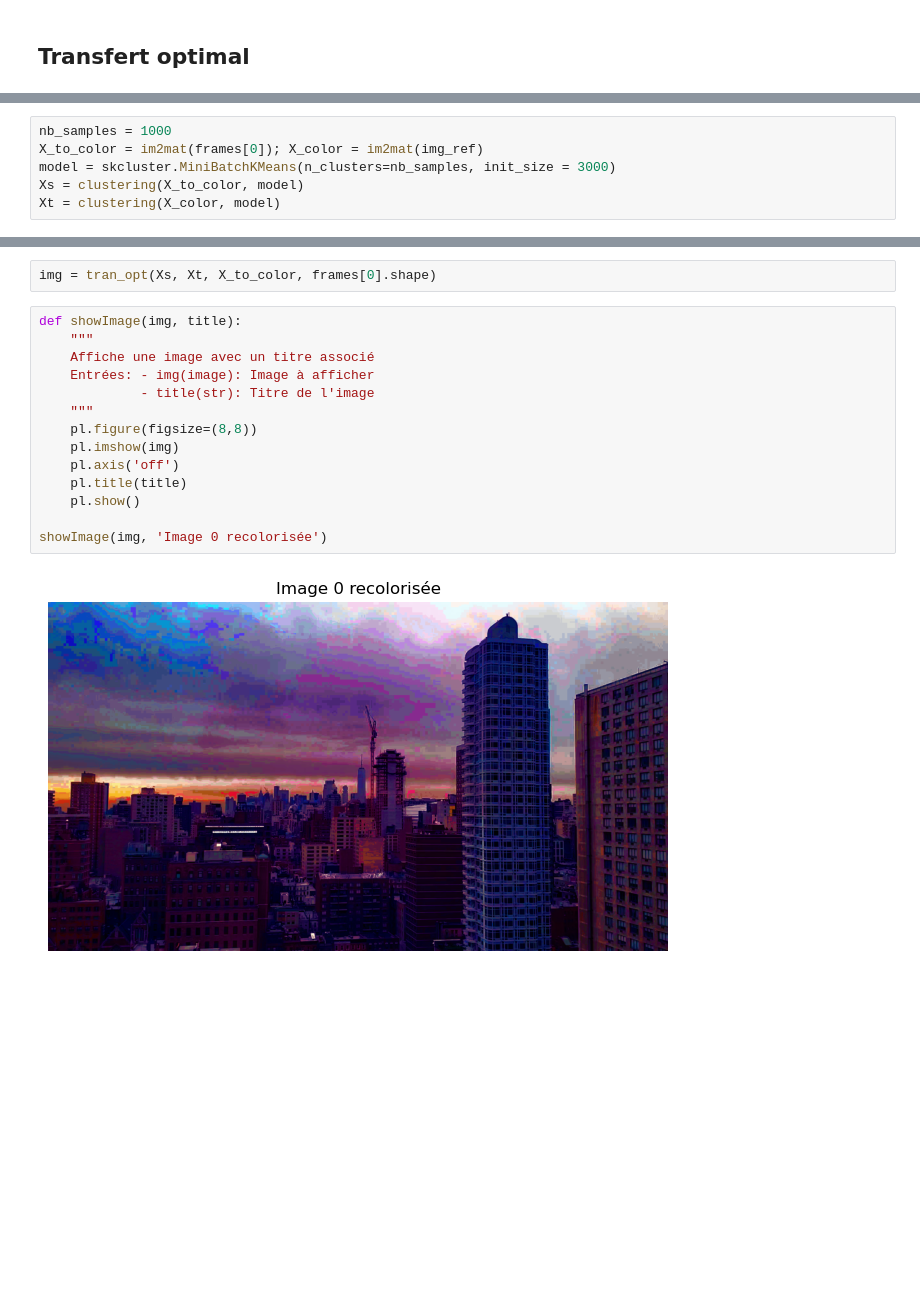
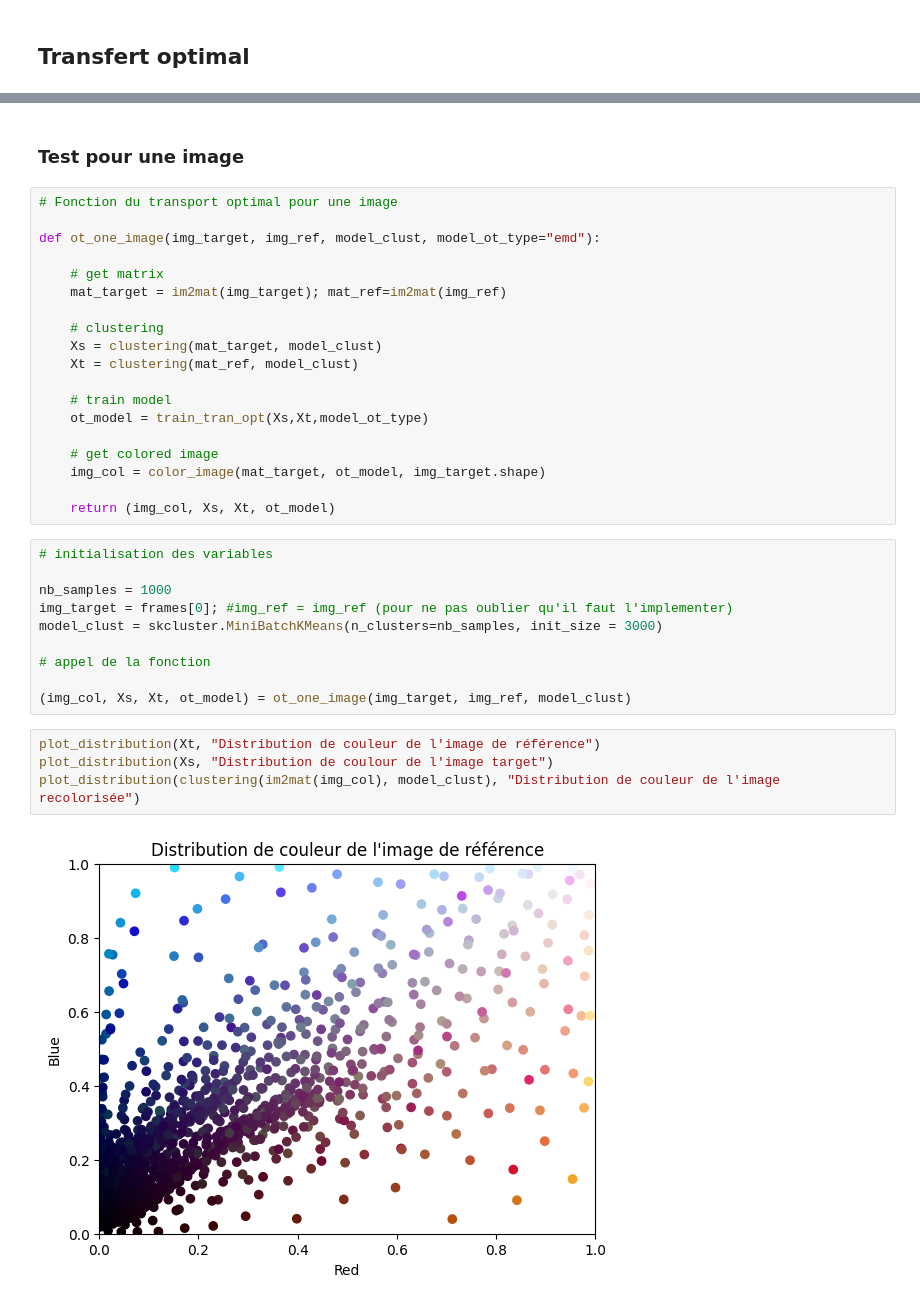
Before and after one commit to Bismuth10K/projet_integrateur_CMI_23-24, a Jupyter notebook: notebook.ipynb, the cells around one changed output, grey strips where cells are left out. Cells and saved outputs as stored; diff of their text form; blank space fills up the shorter version.

Commit message:
Remise au propre de la première partie du code
Remise au propre de la première partie du code (recolorisation d'une seule image).

```diff
--- a/notebook.ipynb
+++ b/notebook.ipynb
@@ -149,6 +213,0 @@ def clustering(X, model_clust):
-# %%
-nb_samples = 1000
-X_to_color = im2mat(frames[0]); X_color = im2mat(img_ref)
-model = skcluster.MiniBatchKMeans(n_clusters=nb_samples, init_size = 3000)
-Xs = clustering(X_to_color, model)
-Xt = clustering(X_color, model)
@@ -203,18 +214,37 @@ def tran_opt(Xs, Xt, X, img_shape, method = "emd"):
-# %%
-img = tran_opt(Xs, Xt, X_to_color, frames[0].shape)
-# %%
-def showImage(img, title):
-    """
-    Affiche une image avec un titre associé
-    Entrées: - img(image): Image à afficher
-             - title(str): Titre de l'image
-    """
-    pl.figure(figsize=(8,8))
-    pl.imshow(img)
-    pl.axis('off')
-    pl.title(title)
-    pl.show()
-
-showImage(img, 'Image 0 recolorisée')
-# %% [output]
-[figure, removed]
+# %% [markdown]
+### Test pour une image
+# %%
+# Fonction du transport optimal pour une image
+
+def ot_one_image(img_target, img_ref, model_clust, model_ot_type="emd"):
+
+    # get matrix
+    mat_target = im2mat(img_target); mat_ref=im2mat(img_ref)
+
+    # clustering
+    Xs = clustering(mat_target, model_clust)
+    Xt = clustering(mat_ref, model_clust)
+
+    # train model
+    ot_model = train_tran_opt(Xs,Xt,model_ot_type)
+
+    # get colored image
+    img_col = color_image(mat_target, ot_model, img_target.shape)
+
+    return (img_col, Xs, Xt, ot_model)
+# %%
+# initialisation des variables
+
+nb_samples = 1000
+img_target = frames[0]; #img_ref = img_ref (pour ne pas oublier qu'il faut l'implementer)
+model_clust = skcluster.MiniBatchKMeans(n_clusters=nb_samples, init_size = 3000)
+
+# appel de la fonction
+
+(img_col, Xs, Xt, ot_model) = ot_one_image(img_target, img_ref, model_clust)
+# %%
+plot_distribution(Xt, "Distribution de couleur de l'image de référence")
+plot_distribution(Xs, "Distribution de coulour de l'image target")
+plot_distribution(clustering(im2mat(img_col), model_clust), "Distribution de couleur de l'image recolorisée")
+# %% [output]
+[figure, added]
```
Also changed, not shown: parts of 22 cells of this notebook.
